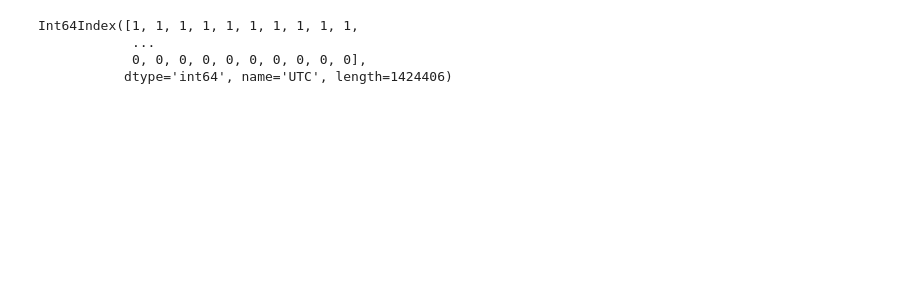
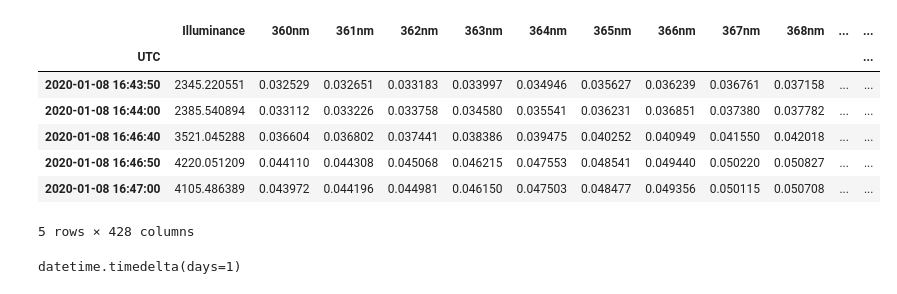
Before and after one commit to yichigo/Light-Sensors-Calibration, a Jupyter notebook: NEXRAD_merge.ipynb, the cells around one changed output. Cells and saved outputs as stored; diff of their text form; code cells hidden in the pictures; blank space fills up the shorter version.

```diff
--- a/NEXRAD_merge.ipynb
+++ b/NEXRAD_merge.ipynb
@@ -27,15 +27,19 @@ import datetime
 # %%
 folder = "spatial"
 node_id = "10004098"
+dir_NEXRAD = '/Volumes/Backup Plus/NEXRAD/data/'
+dir_data = "../data/"
 dir_out = "../figures/" + folder + "/"
-dir_data = "../data/"
 
 fn_in = dir_data + "driving_" + node_id + ".csv"
-df = pd.read_csv(fn_in)
+df = pd.read_csv(fn_in, parse_dates=True, index_col = 'UTC')
+df.head()
+# %% [output]
+|  | Illuminance | 360nm | 361nm | 362nm | 363nm | 364nm | 365nm | 366nm | 367nm | 368nm | ... | ... |
+| UTC |  |  |  |  |  |  |  |  |  |  |  | ... |
+| 2020-01-08 16:43:50 | 2345.220551 | 0.032529 | 0.032651 | 0.033183 | 0.033997 | 0.034946 | 0.035627 | 0.036239 | 0.036761 | 0.037158 | ... | ... |
+| 2020-01-08 16:44:00 | 2385.540894 | 0.033112 | 0.033226 | 0.033758 | 0.034580 | 0.035541 | 0.036231 | 0.036851 | 0.037380 | 0.037782 | ... | ... |
+| 2020-01-08 16:46:40 | 3521.045288 | 0.036604 | 0.036802 | 0.037441 | 0.038386 | 0.039475 | 0.040252 | 0.040949 | 0.041550 | 0.042018 | ... | ... |
+| 2020-01-08 16:46:50 | 4220.051209 | 0.044110 | 0.044308 | 0.045068 | 0.046215 | 0.047553 | 0.048541 | 0.049440 | 0.050220 | 0.050827 | ... | ... |
+| 2020-01-08 16:47:00 | 4105.486389 | 0.043972 | 0.044196 | 0.044981 | 0.046150 | 0.047503 | 0.048477 | 0.049356 | 0.050115 | 0.050708 | ... | ... |
+5 rows × 428 columns
-# %%
-df_gps.index.hour
-# %% [output]
-Int64Index([1, 1, 1, 1, 1, 1, 1, 1, 1, 1,
-            ...
-            0, 0, 0, 0, 0, 0, 0, 0, 0, 0],
-           dtype='int64', name='UTC', length=1424406)
@@ -43,0 +50,4 @@ df['Sun Distance']
+# %%
+datetime.timedelta(days = 1)
+# %% [output]
+datetime.timedelta(days=1)
```
Also changed, not shown: parts of 14 cells of this notebook, 5 other files.
